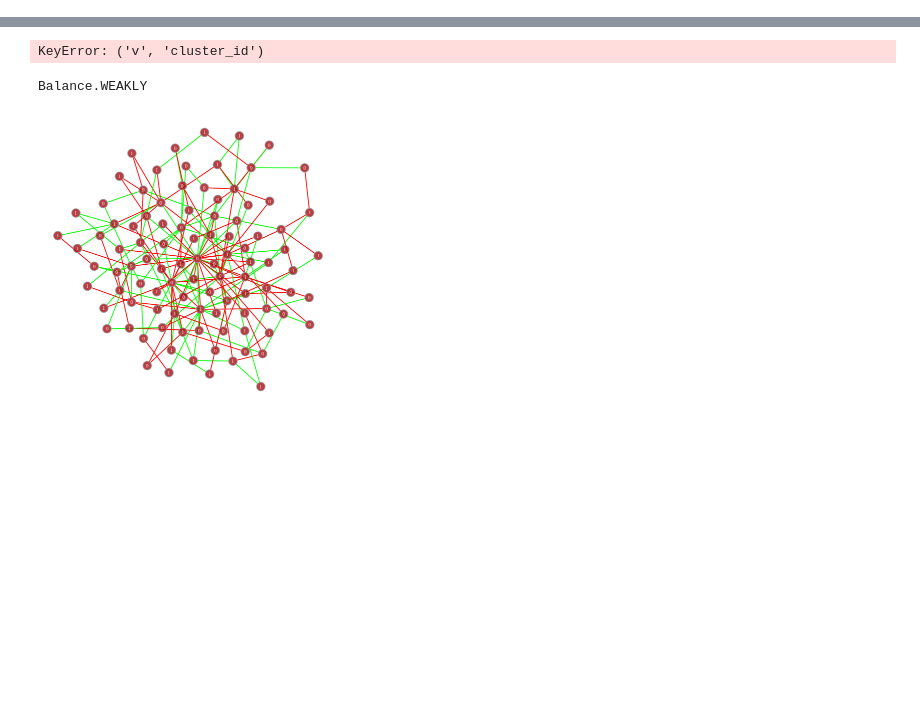
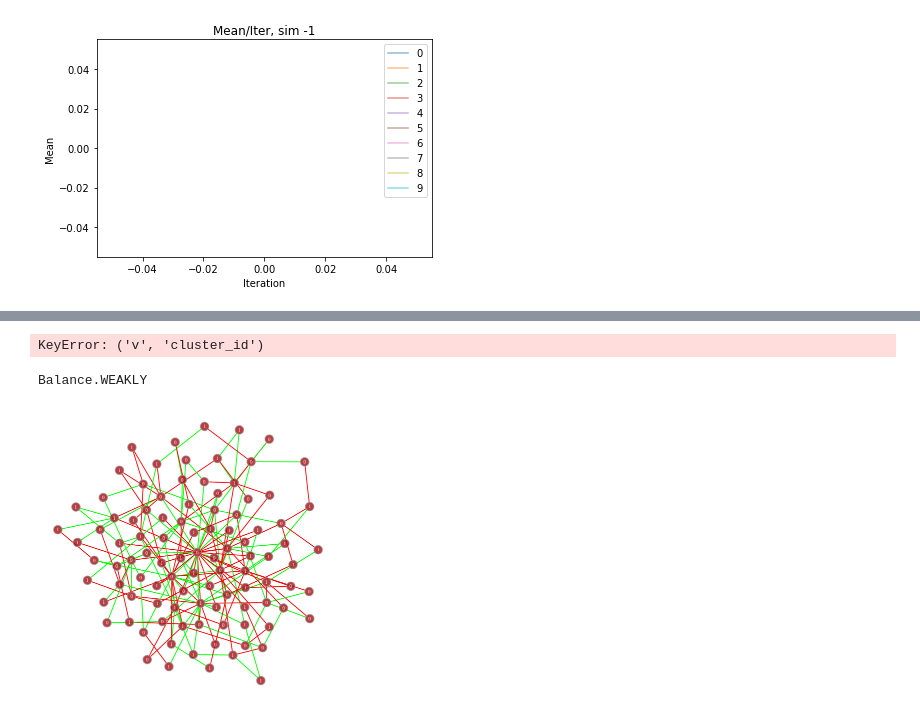
Before and after one commit to YutongB/Opinion-Dynamics, a Jupyter notebook: interact.ipynb, the cells around one changed output, grey strips where cells are left out. Drawn from its saved outputs; the diff is of its cells as text; code cells hidden in the pictures; blank space fills up the shorter version.

```diff
--- a/interact.ipynb
+++ b/interact.ipynb
@@ -12,0 +139,4 @@ from balance import *
+# %%
+res.plot_mean()
+# %% [output]
+[figure, added]
```
Also changed, not shown: parts of 14 cells of this notebook.
